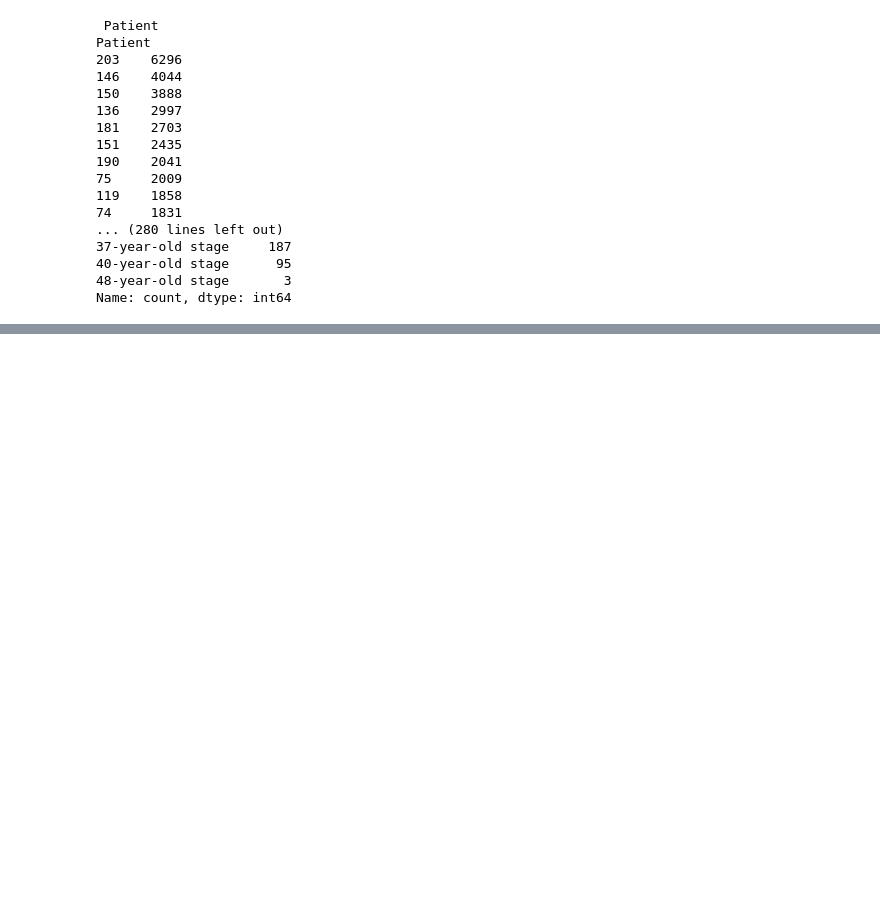
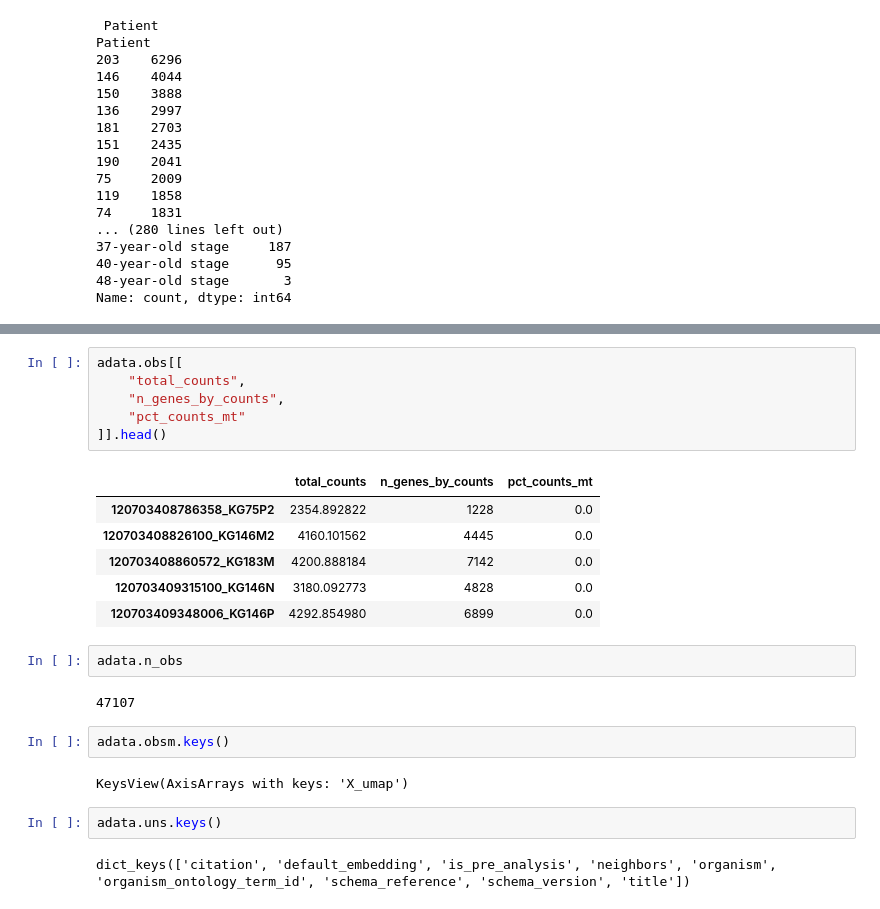
Before and after one commit to shrek2022001/Single-cell-immune-landscape-in-cancer, a Jupyter notebook: code.ipynb, the cells around one changed output, grey strips where cells are left out. Drawn from its saved outputs; the diff is of its cells as text; blank space fills up the shorter version.

```diff
--- a/code.ipynb
+++ b/code.ipynb
@@ -111,0 +214,25 @@ Name: count, dtype: int64
+# %%
+adata.obs[[
+    "total_counts",
+    "n_genes_by_counts",
+    "pct_counts_mt"
+]].head()
+# %% [output]
+|  | total_counts | n_genes_by_counts | pct_counts_mt |
+| 120703408786358_KG75P2 | 2354.892822 | 1228 | 0.0 |
+| 120703408826100_KG146M2 | 4160.101562 | 4445 | 0.0 |
+| 120703408860572_KG183M | 4200.888184 | 7142 | 0.0 |
+| 120703409315100_KG146N | 3180.092773 | 4828 | 0.0 |
+| 120703409348006_KG146P | 4292.854980 | 6899 | 0.0 |
+# %%
+adata.n_obs
+# %% [output]
+47107
+# %%
+adata.obsm.keys()
+# %% [output]
+KeysView(AxisArrays with keys: 'X_umap')
+# %%
+adata.uns.keys()
+# %% [output]
+dict_keys(['citation', 'default_embedding', 'is_pre_analysis', 'neighbors', 'organism', 'organism_ontology_term_id', 'schema_reference', 'schema_version', 'title'])
```
Also changed, not shown: parts of 16 cells of this notebook, 1 other file.
